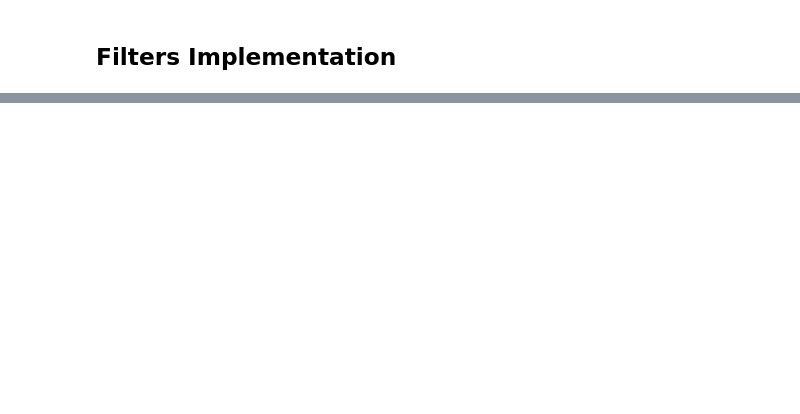
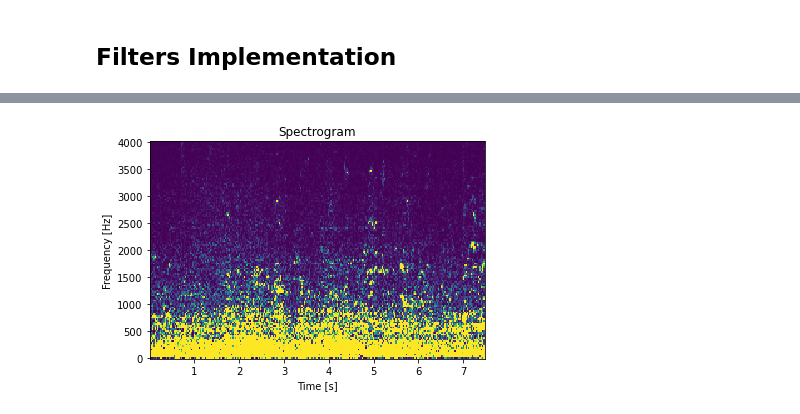
Before and after one commit to steDamiano/pyroadacoustics, a Jupyter notebook: simulator_demo.ipynb, the cells around one changed output, grey strips where cells are left out. Cells and saved outputs as stored; diff of their text form; code cells hidden in the pictures; blank space fills up the shorter version.

```diff
--- a/simulator_demo.ipynb
+++ b/simulator_demo.ipynb
@@ -112,0 +158,10 @@ array([ 7.60454207e-05, -7.59772384e-05,  7.59094983e-05, ...,
+# %%
+from scipy.io.wavfile import write
+ff, tt, Sxx = scipy.signal.spectrogram(noise, fs = fs)
+plt.pcolormesh(tt, ff, Sxx, shading='auto', vmax = 0.000002)
+plt.title('Spectrogram')
+plt.xlabel('Time [s]')
+plt.ylabel('Frequency [Hz]')
+write('output.wav', fs, signal[0])
+# %% [output]
+[figure, added]
```
Also changed, not shown: parts of 4 cells of this notebook, 4 other files.
